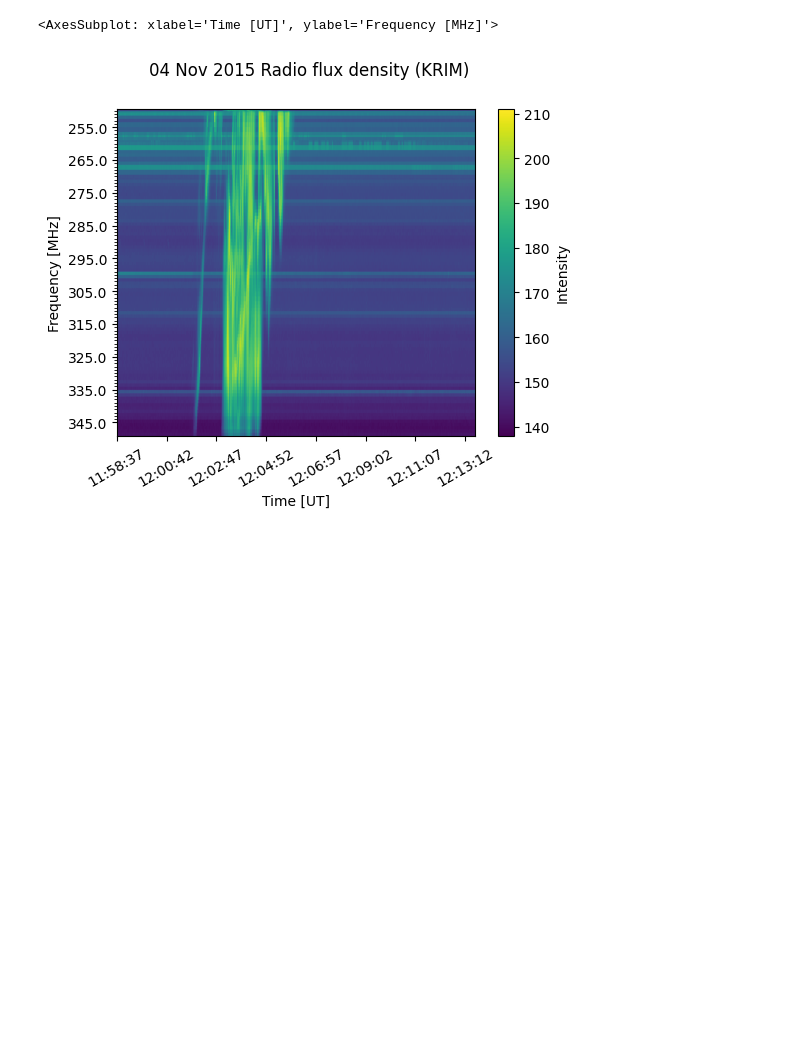
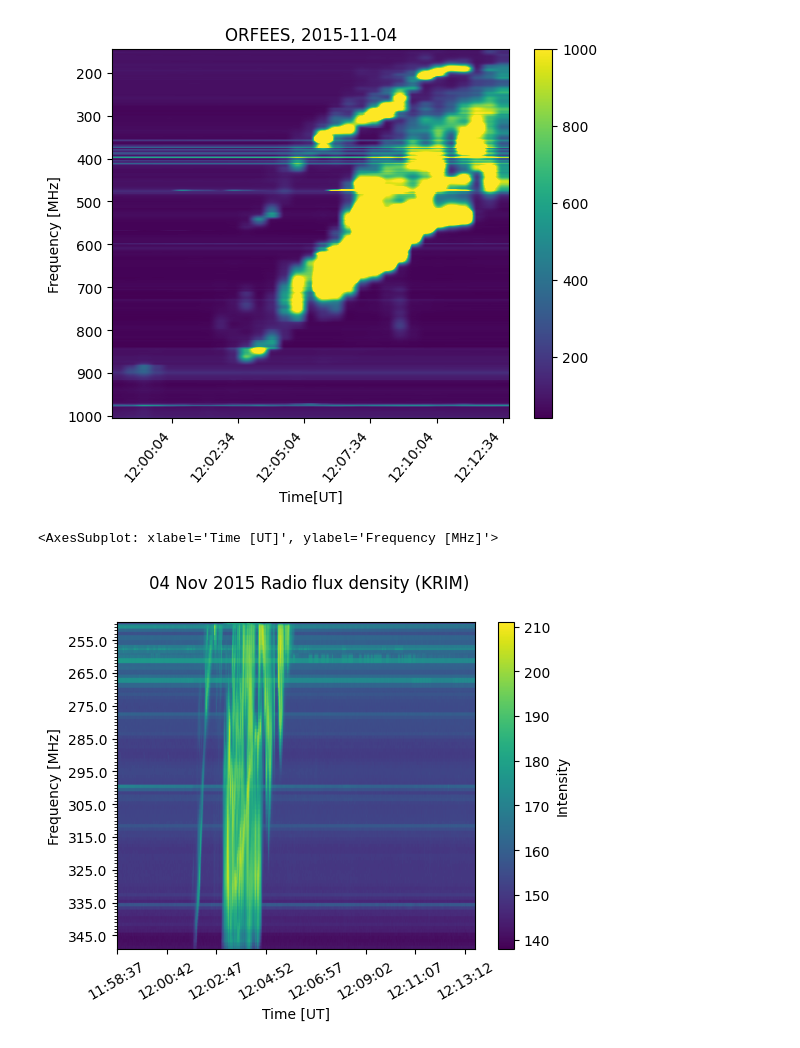
Before and after one commit to i4Ds/eCallistoValidation, a Jupyter notebook: validation/Orfees/Test_orfees.ipynb, the cells around one changed output. Cells and saved outputs as stored; diff of their text form; code cells hidden in the pictures; blank space fills up the shorter version.

Commit message:
- added a time range selection in peek function

```diff
--- a/validation/Orfees/Test_orfees.ipynb
+++ b/validation/Orfees/Test_orfees.ipynb
@@ -156,3 +153,9 @@ plt.show()
+# %%
+# still have to fix the the x axis to plot the correct time after using the range time:
+orfees = OrfeesSpectrogram("./orfees_files/int_orf20151104_120000_10.fts")
+orfees.peek(start_time='12:00:04', end_time='12:05:04')
+# %% [output]
+[figure, added]
 # %%
 spec3 = CallistoSpectrogram.from_url('http://soleil.i4ds.ch/solarradio/data/2002-20yy_Callisto/2015/11/04/KRIM_20151104_115837_00.fit.gz')
 spec3.plot()
```
Also changed, not shown: parts of 11 cells of this notebook.
